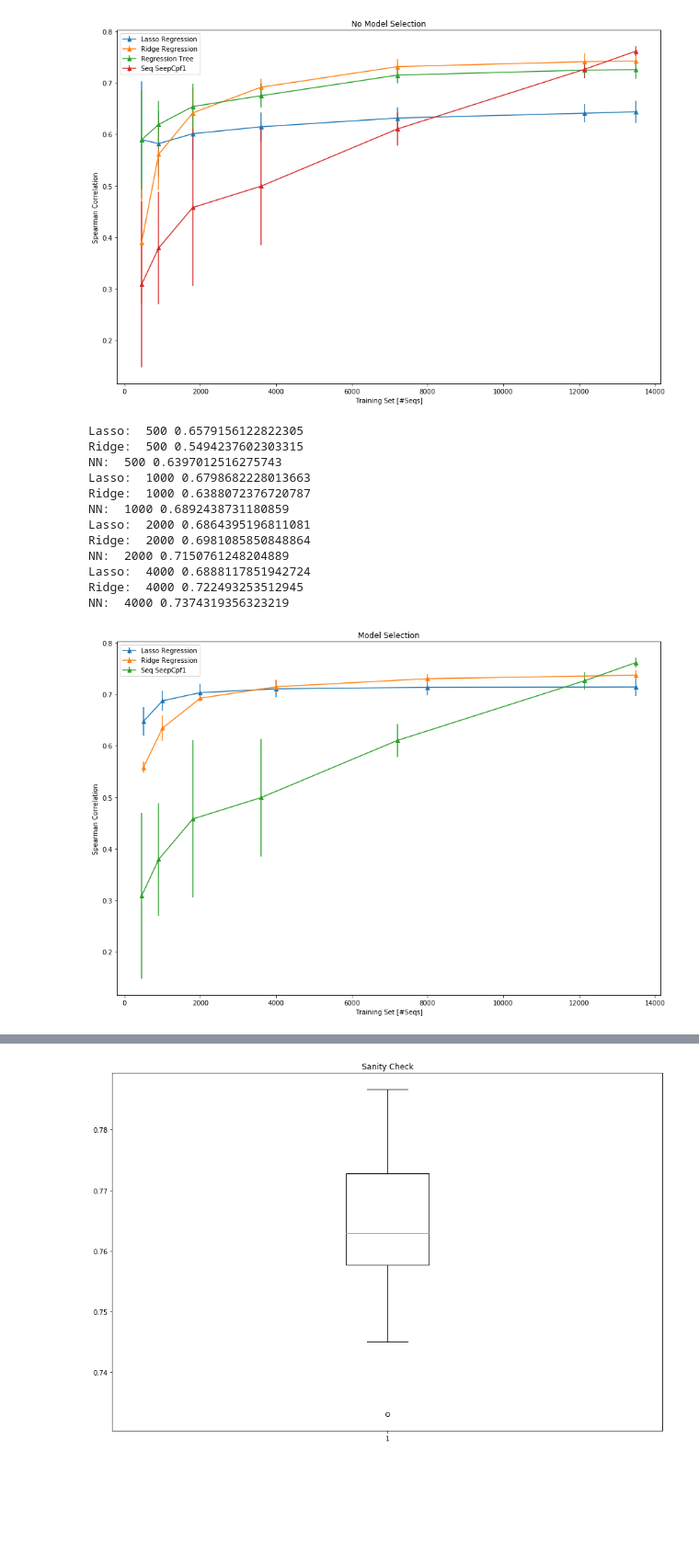
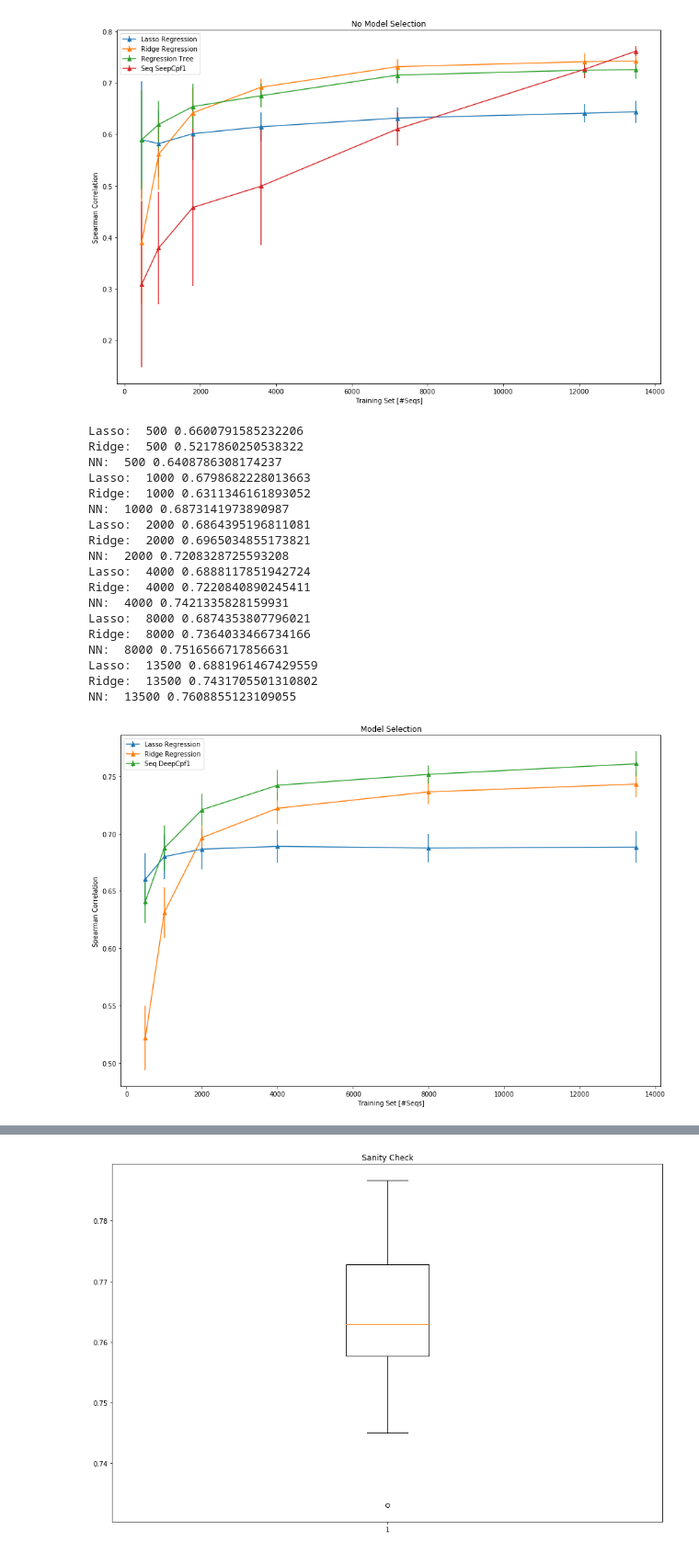
Before and after one commit to sproft/DeepCpf1, a Jupyter notebook: Figure1b/Figure1b.ipynb, the cells around one changed output, grey strips where cells are left out. Shown at 92% size. Saved outputs shown, nothing was run; the diff lists cells and outputs as text; code cells hidden in the pictures; blank space fills up the shorter version.

Commit message:
added actual figure1b plot
# Conflicts:
#	DeepCpf1.py

```diff
--- a/Figure1b/Figure1b.ipynb
+++ b/Figure1b/Figure1b.ipynb
@@ -354,7 +354,7 @@ plt.show()
 
 IDX = [500, 1000, 2000, 4000, 8000, 13500]
 
-Models = [0.5, 0.7, 0.8, 1, 3, 5]
+Models = [0.5, 0.75, 1, 3]
 
 outerFolds = 10
 innerFolds = 5
@@ -450,34 +450,39 @@ for idx in range(len(IDX)):
     seq_all_Results.append(cvScores_seq)
     print("NN: ", IDX[idx], np.average(cvScores_seq))
 # %% [output]
-Lasso:  500 0.6579156122822305
-Ridge:  500 0.5494237602303315
-NN:  500 0.6397012516275743
+Lasso:  500 0.6600791585232206
+Ridge:  500 0.5217860250538322
+NN:  500 0.6408786308174237
 Lasso:  1000 0.6798682228013663
-Ridge:  1000 0.6388072376720787
-NN:  1000 0.6892438731180859
+Ridge:  1000 0.6311346161893052
+NN:  1000 0.6873141973890987
 Lasso:  2000 0.6864395196811081
-Ridge:  2000 0.6981085850848864
-NN:  2000 0.7150761248204889
+Ridge:  2000 0.6965034855173821
+NN:  2000 0.7208328725593208
 Lasso:  4000 0.6888117851942724
-Ridge:  4000 0.722493253512945
-NN:  4000 0.7374319356323219
+Ridge:  4000 0.7220840890245411
+NN:  4000 0.7421335828159931
+Lasso:  8000 0.6874353807796021
+Ridge:  8000 0.7364033466734166
+NN:  8000 0.7516566717856631
+Lasso:  13500 0.6881961467429559
+Ridge:  13500 0.7431705501310802
+NN:  13500 0.7608855123109055
 # %%
 plt.rcParams["figure.figsize"] = (15, 10)
 
 plt.errorbar(IDX, np.mean(lr_all_Results, axis=1), yerr=np.std(lr_all_Results, axis=1), marker='^', label="Lasso Regression")
 plt.errorbar(IDX, np.mean(rr_all_Results, axis=1), yerr=np.std(rr_all_Results, axis=1), marker='^', label="Ridge Regression")
 plt.errorbar(IDX, np.mean(seq_all_Results, axis=1), yerr=np.std(seq_all_Results, axis=1), marker='^', label="Seq DeepCpf1")
-plt.errorbar(np.multiply(my_IDX, 0.9), np.mean(Seq_deepCpf1_matrix, axis=1), yerr=np.std(Seq_deepCpf1_matrix, axis=1), marker='^', label="
 
 plt.title("Model Selection")
 plt.ylabel("Spearman Correlation")
 plt.xlabel("Training Set [#Seqs]")
 plt.legend()
 
 plt.show()
 # %% [output]
-[figure, old version]
+[figure, new version]
 # %%
 import random
 
```
Also changed, not shown: parts of 2 cells of this notebook.
